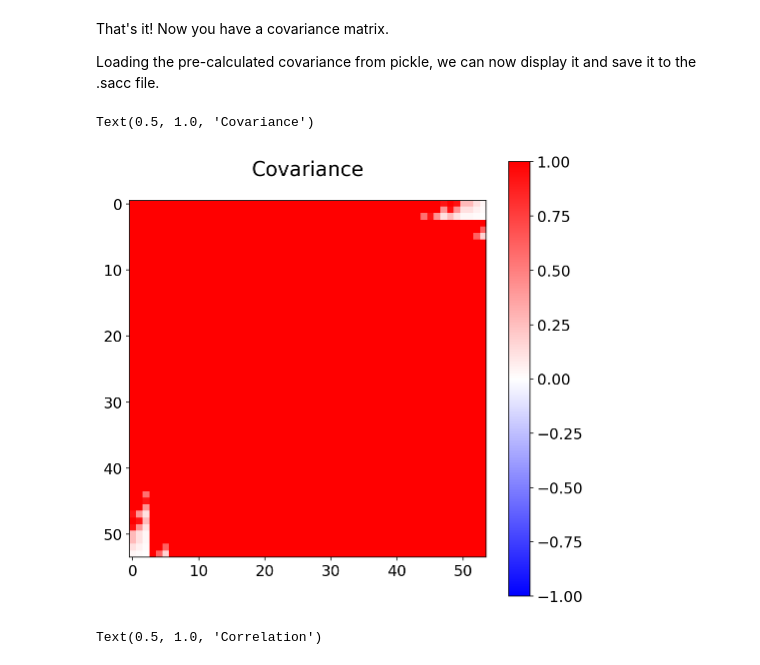
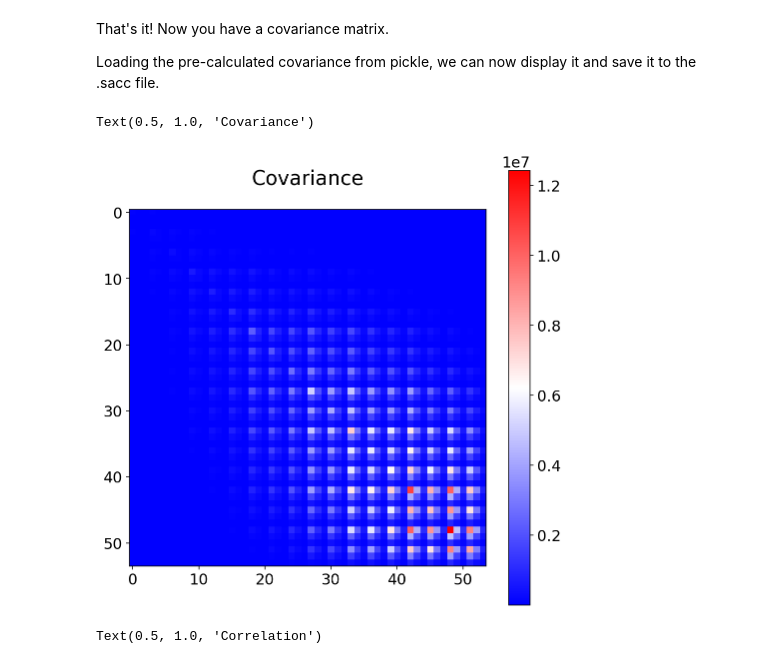
Before and after one commit to LSSTDESC/TJPCov, a Jupyter notebook: examples/clusters/cluster_count_covariance.ipynb, the cells around one changed output. Saved outputs shown, nothing was run; the diff lists cells and outputs as text; code cells hidden in the pictures.

```diff
--- a/examples/clusters/cluster_count_covariance.ipynb
+++ b/examples/clusters/cluster_count_covariance.ipynb
@@ -42,12 +42,12 @@ with open(f"cov_nxn_mpi_large.pkl", 'rb') as cov_file:
 correlation = np.corrcoef(cov_nxn)
 # %%
 plt.figure(figsize=(8,8))
-plt.imshow(cov_nxn, cmap='bwr', vmin=-1, vmax=1)
+plt.imshow(cov_nxn, cmap='bwr')
 plt.colorbar()
 plt.title('Covariance')
 # %% [output]
 Text(0.5, 1.0, 'Covariance')
-[figure, old version]
+[figure, new version]
 # %%
 plt.figure(figsize=(8,8))
 plt.imshow(correlation, cmap='bwr', vmax=1, vmin=-1)
```
Also changed, not shown: parts of 1 cell of this notebook.
